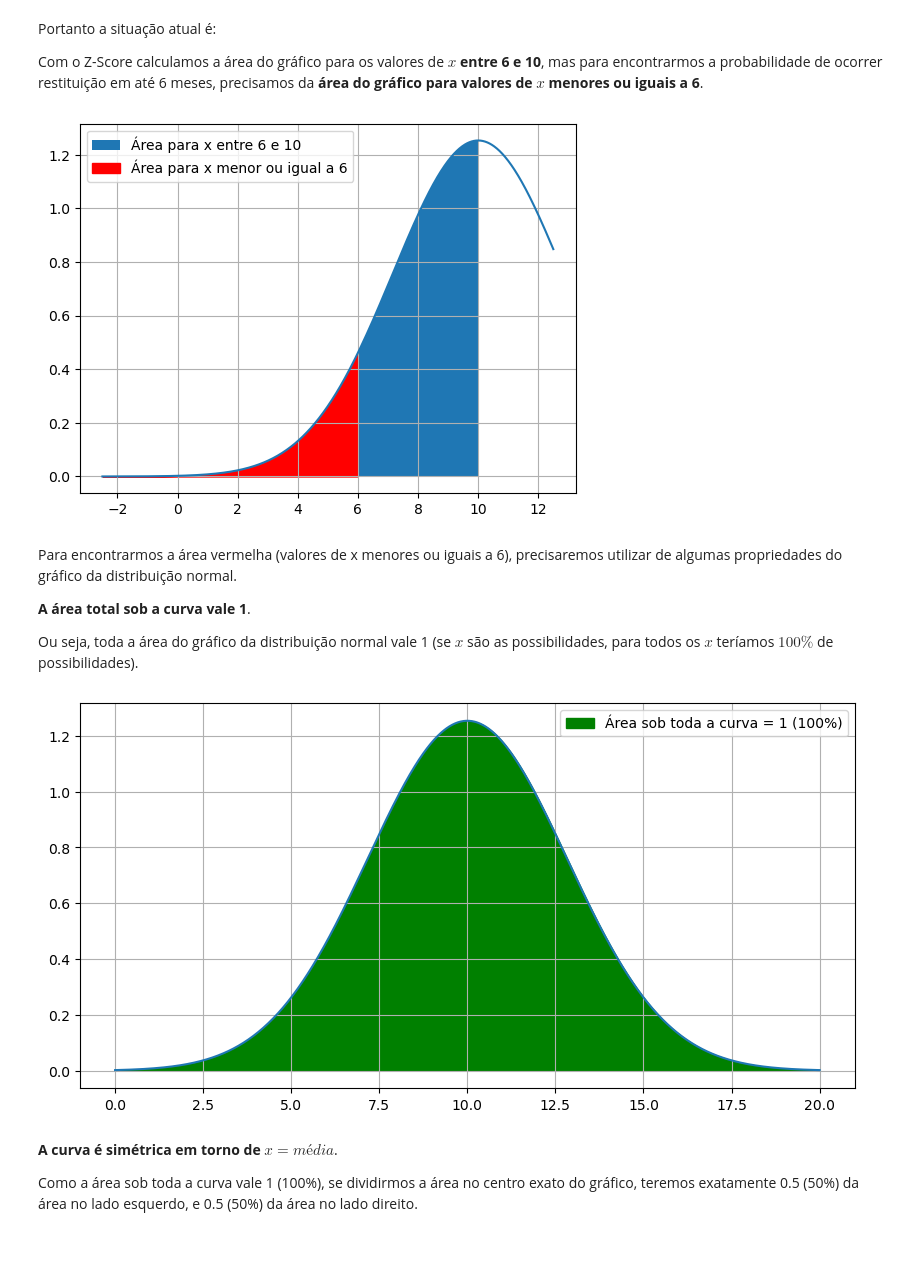
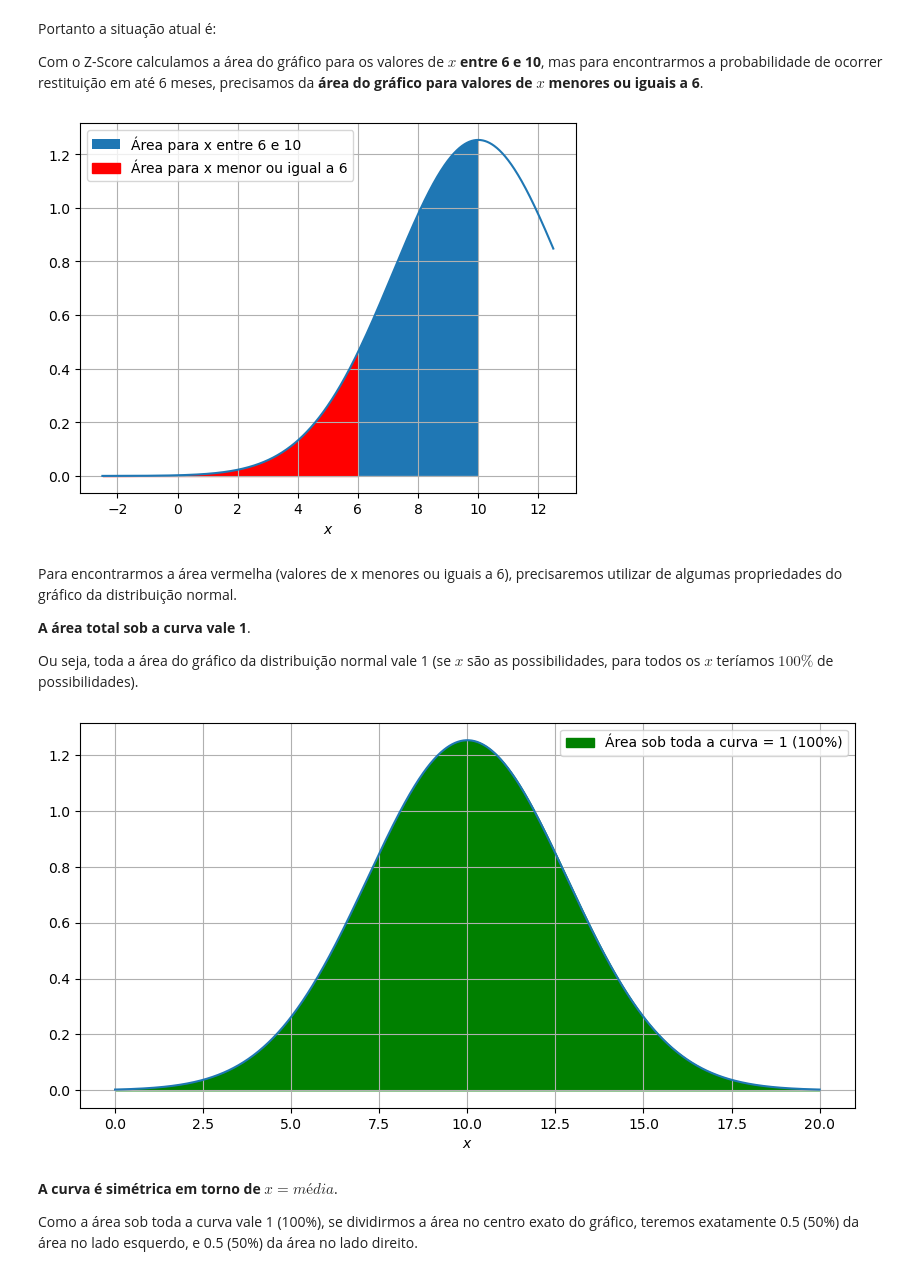
Before and after one commit to eltonlima01/statistics, a Jupyter notebook: normal-distribution/notebooks/main.ipynb, the cells around one changed output. Saved outputs shown, nothing was run; the diff lists cells and outputs as text; code cells hidden in the pictures; blank space fills up the shorter version.

```diff
--- a/normal-distribution/notebooks/main.ipynb
+++ b/normal-distribution/notebooks/main.ipynb
@@ -135,30 +137,31 @@ Com o Z-Score calculamos a área do gráfico para os valores de $x$ **entre 6 e
 # %%
 x1, x2 = -2.5, 12.5
 x = np.linspace (x1, x2, points)
 
 y = np.exp (- ((x - mu) ** 2) / ((2 * sigma ) ** 2)) / sigma * np.sqrt (2 * np.pi)
 
 plt.plot (x, y)
 plt.grid ()
+plt.xlabel ("$x$")
 
 i1, i2 = 10, 6
 i = np.linspace (i1, i2, points)
 
 yi = np.exp (- ((i - mu) ** 2) / ((2 * sigma ) ** 2)) / sigma * np.sqrt (2 * np.pi)
 
 plt.fill_between (i, yi, label = "Área para x entre 6 e 10")
 
 i1, i2 = 6, -2.5
 i = np.linspace (i1, i2, points)
 
 yi = np.exp (- ((i - mu) ** 2) / ((2 * sigma ) ** 2)) / sigma * np.sqrt (2 * np.pi)
 
 plt.fill_between (i, yi, color = "red", label = r"Área para x menor ou igual a 6")
 
 plt.legend (loc = "upper left")
 plt.show ()
 # %% [output]
-[figure, old version]
+[figure, new version]
 # %% [markdown]
 Para encontrarmos a área vermelha (valores de x menores ou iguais a 6), precisaremos utilizar de algumas propriedades do gráfico da distribuição normal.
 
@@ -175,6 +178,7 @@ plt.figure (figsize = [10, 5])
 
 plt.plot (x, y)
 plt.grid ()
+plt.xlabel ("$x$")
 
 i1, i2 = 0, 20
 i = np.linspace (i1, i2, points)
@@ -186,7 +190,7 @@ plt.fill_between (i, yi, color = "green", label = "Área sob toda a curva = 1 (1
 plt.legend (loc = "upper right")
 plt.show ()
 # %% [output]
-[figure, old version]
+[figure, new version]
 # %% [markdown]
 **A curva é simétrica em torno de $x = média$**.
 
```
Also changed, not shown: parts of 13 cells of this notebook.
